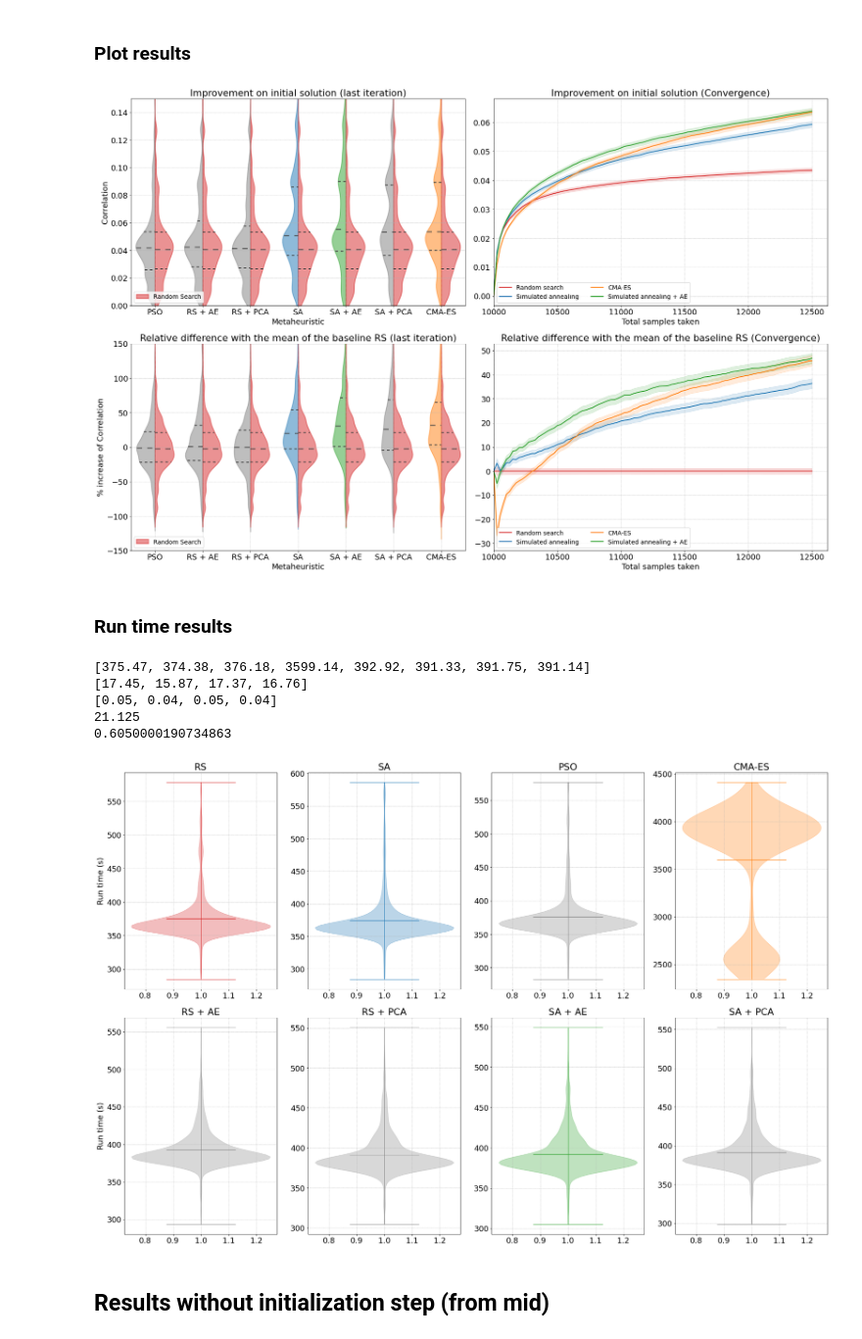
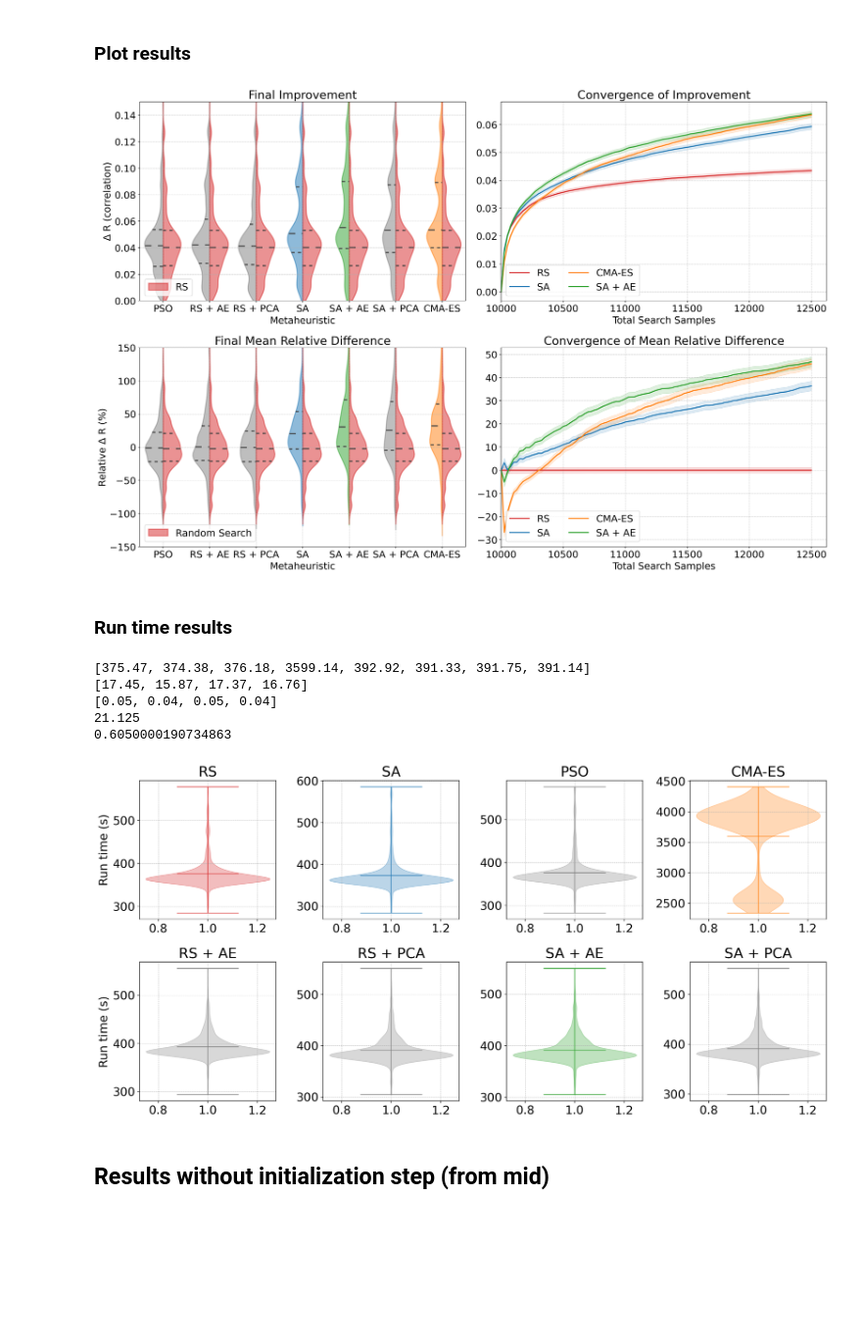
Before and after one commit to NeuroLife77/DRFFIT_paper, a Jupyter notebook: WC_analyze_results.ipynb, the cells around one changed output. Shown at 98% size. Saved outputs shown, nothing was run; the diff lists cells and outputs as text; code cells hidden in the pictures; blank space fills up the shorter version.

```diff
--- a/WC_analyze_results.ipynb
+++ b/WC_analyze_results.ipynb
@@ -103,7 +103,8 @@ labels_full = [
 # %% [markdown]
 ### Plot results
 # %%
-f = plt.figure(figsize=(24, 16))
+x=3.25
+f = plt.figure(figsize=(6*x, 4*x), dpi=150)
 colors = ['-C3','-C0','-C7', '-C1','-C7','-C7','-C2','-C7']
 with_ylim = True
 
@@ -145,23 +146,24 @@ for c in violin_parts.get_children():
         if counter ==1:
             to_legend.append(c)
         counter+=1
-plt.legend(handles = to_legend, labels = ["Random Search"],prop = {'size':14}, loc = "lower left")
+plt.legend(handles = to_legend, labels = ["RS"],prop = {'size':18}, loc = "lower left")
 plt.grid(linestyle = "--", linewidth = 0.5)
 if with_ylim:
     plt.ylim([0,0.15])
-plt.title(f'Improvement on initial solution (last iteration)')
+plt.title(f'Final Improvement')
+plt.ylabel(f"$\Delta$ R (correlation)")
 
 # Second subplot (Convergence of improvement)
 ax = plt.subplot(2,2,2)
 for ii in [0,1,3,6]:
-    plt.plot(samples, combined_mean_res[ii].numpy(), colors[ii], label = f"{labels_full[ii]}")
+    plt.plot(samples, combined_mean_res[ii].numpy(), colors[ii], label = f"{labels[ii]}")
     if show_CI:
         CI  = [combined_mean_res[ii] - 0.03*combined_zeroed_res[ii].reshape((-1,101)).std(0), combined_mean_res[ii] + 0.03*combined_zeroed_res[ii].reshape((-1,101)).std(0)]
         plt.fill_between(samples,CI[0], CI[1], alpha = alp, color = colors[ii][1:])
 plt.xlim([initial_samp[0], None])
-plt.title(f'Improvement on initial solution (Convergence)')
-plt.xlabel("Total samples taken")
-plt.legend(ncol = 2, prop = {'size':14}, loc = 'lower left')
+plt.title(f'Convergence of Improvement')
+plt.xlabel("Total Search Samples")
+plt.legend(ncol = 2, prop = {'size':18}, loc = 'lower left')
 plt.grid(linestyle = "--", linewidth = 0.5)
 
 # Third subplot (Last iteration for relative difference)
@@ -185,12 +187,12 @@ for c in violin_parts.get_children():
         if counter ==1:
             to_legend.append(c)
         counter+=1
-plt.legend(handles = to_legend, labels = ["Random Search"],prop = {'size':14}, loc = "lower left")
+plt.legend(handles = to_legend, labels = ["Random Search"],prop = {'size':18}, loc = "lower left")
 plt.grid(linestyle = "--", linewidth = 0.5)
 if with_ylim:
     plt.ylim([-150,150])
-plt.title(f'Relative difference with the mean of the baseline RS (last iteration)')
-
+plt.title(f'Final Mean Relative Difference')
+plt.ylabel(f"Relative $\Delta$ R (%)")
 # Fourth subplot (Convergence of relative difference)
 ax = plt.subplot(2,2,4)
 for dfit, bas in [[0,0],[1,0],[3,0],[6,0]]:
@@ -199,7 +201,7 @@ for dfit, bas in [[0,0],[1,0],[3,0],[6,0]]:
     plt.plot(samples,
      (norm_conv).mean(0).mean(0).numpy(),
       colors[dfit],
-      label = f"{labels_full[dfit]}")
+      label = f"{labels[dfit]}")
     if show_CI:
         CI  = [
                 (norm_conv.mean(0).mean(0)) - 0.03*(norm_conv).reshape((-1,101)).std(0),
@@ -207,15 +209,15 @@ for dfit, bas in [[0,0],[1,0],[3,0],[6,0]]:
               ]
         plt.fill_between(samples,CI[0], CI[1], alpha = alp, color = colors[dfit][1:])
 plt.xlim([initial_samp[0], None])
-plt.title(f'Relative difference with the mean of the baseline RS (Convergence)')
-plt.xlabel("Total samples taken")
-plt.legend(ncol = 2, prop = {'size':14}, loc = 'lower left')
+plt.title(f'Convergence of Mean Relative Difference')
+plt.xlabel("Total Search Samples")
+plt.legend(ncol = 2, prop = {'size':18}, loc = 'lower left')
 plt.grid(linestyle = "--", linewidth = 0.5)
 
 plt.tight_layout()
 plt.show()
 # %% [output]
-[figure, old version]
+[figure, new version]
 # %% [markdown]
 ### Run time results
 # %%
@@ -223,41 +225,41 @@ plt.show()
 rt = init_runtime.view(2,8,-1)
 rt = torch.transpose(rt,0,1)
 rt = rt.reshape(8,-1)
-f = plt.figure(figsize=(24, 16))
+f = plt.figure(figsize=(16, 8), dpi = 150)
 col = ['C3','C0','C7', 'C1','C7','C7','C2','C7']
 labels = ['RS','SA','PSO','CMA-ES','RS + AE', 'RS + PCA', 'SA + AE', 'SA + PCA']
 print([round(rt[i].mean().item(),2) for i in range(8)])
 print([round((rt[i].mean().item() - rt[j].mean().item()),2) for i, j in [[4,0],[5,0],[6,1],[7,1]]])
 print([round((rt[i].mean().item() - rt[j].mean().item())/rt[j].mean().item(),2) for i, j in [[4,0],[5,0],[6,1],[7,1]]])
 print((23.84 + 12.0 + 31.26 + 17.4)/4)
 print(torch.tensor([0.66, 0.33, 0.92, 0.51]).mean().item())
 for i in range(8):
     ax = plt.subplot(2,4,1+i)
     violin_parts = ax.violinplot(
         rt[i].numpy(),
         showmeans=True,
     )
     for partname in ('cbars','cmins','cmaxes','cmeans'):
         violin_parts[partname].set_edgecolor(col[i])
         violin_parts[partname].set_linewidth(1)
 
     for _, vp in enumerate(violin_parts["bodies"]):
         vp.set_color(col[i])
         vp.set_facecolor(col[i])
         vp.set_edgecolor(col[i])
     plt.grid(linestyle = "--", linewidth = 0.5)
     plt.title(f'{labels[i]}')
     if i%4==0:
         plt.ylabel(f"Run time (s)")
 plt.tight_layout()
 plt.show()
 # %% [output]
 [375.47, 374.38, 376.18, 3599.14, 392.92, 391.33, 391.75, 391.14]
 [17.45, 15.87, 17.37, 16.76]
 [0.05, 0.04, 0.05, 0.04]
 21.125
 0.6050000190734863
-[figure, old version]
+[figure, new version]
 # %% [markdown]
 ## Results without initialization step (from mid)
 # %% [markdown]
```
Also changed, not shown: parts of 2 cells of this notebook, 1 other file.
